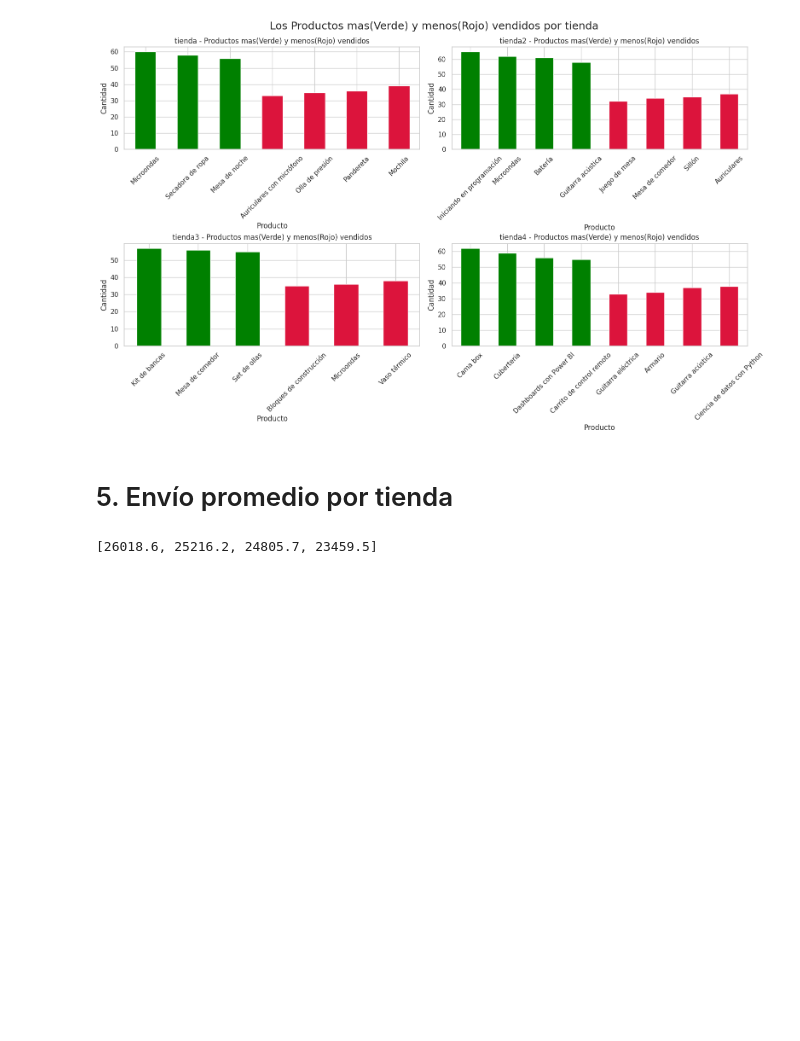
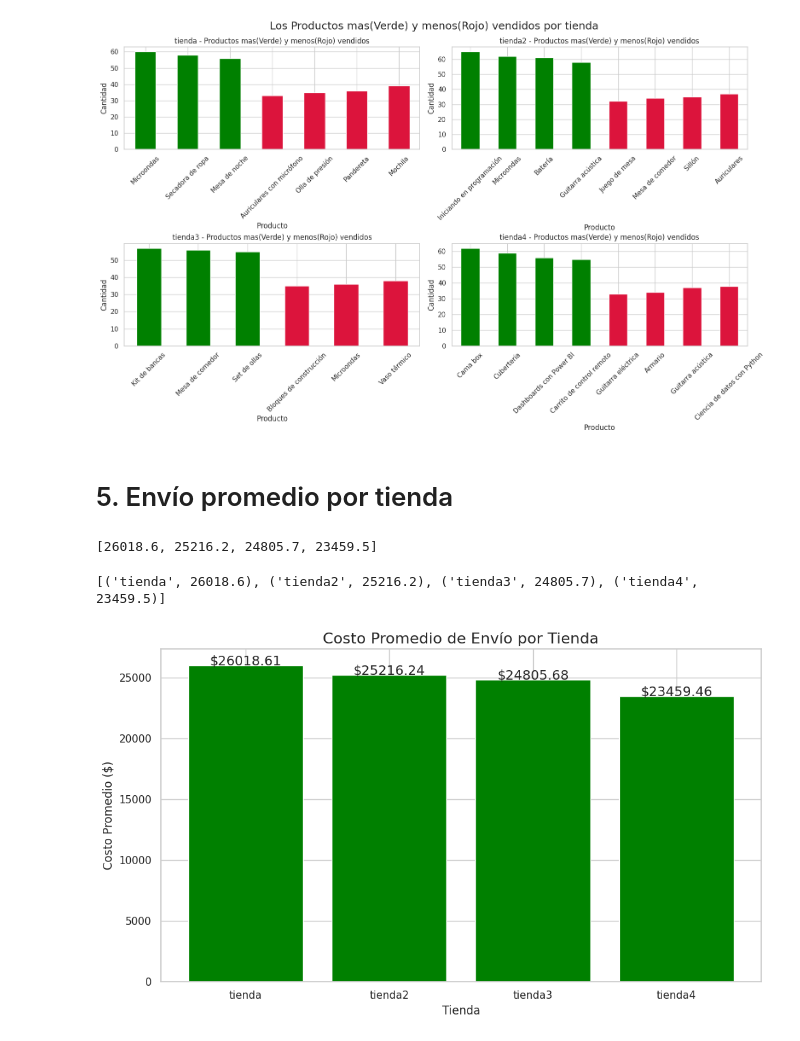
Before and after one commit to Alfonso-Jesus-Garcia-Moya/Challenge_1_Python_para_Data_Science_Challenge_Alura_Store, a Jupyter notebook: AluraStoreLatam.ipynb, the cells around one changed output. Saved outputs shown, nothing was run; the diff lists cells and outputs as text; code cells hidden in the pictures; blank space fills up the shorter version.

```diff
--- a/AluraStoreLatam.ipynb
+++ b/AluraStoreLatam.ipynb
@@ -434,22 +434,36 @@ print(costo_promedio_de_envio_por_tiendas)
 # %% [output]
 [26018.6, 25216.2, 24805.7, 23459.5]
 # %%
-# Generare una lista de tuplas con nombre del dataframe de las tiendas y el resutados de la Calificaciones_promedio_por_tienda.
+# Generare una lista de tuplas con nombre del dataframe de las tiendas y el resutados de la costo_promedio_de_envio_por_tiendas.
 
-resultado_de_calificacion_promedio_y_numero_de_tienda = list(zip(nombres_tiendas, Calificaciones_promedio_por_tienda))
+resultado_de_costo_de_envio_por_tienda_y_nombre_de_tienda = list(zip(nombres_tiendas, costo_promedio_de_envio_por_tiendas))
 
-print(resultado_de_calificacion_promedio_y_numero_de_tienda)
+print(resultado_de_costo_de_envio_por_tienda_y_nombre_de_tienda)
+# %% [output]
+[('tienda', 26018.6), ('tienda2', 25216.2), ('tienda3', 24805.7), ('tienda4', 23459.5)]
 # %%
-# Usar un grafico de tipo de lineas para ver la tendencia de cada calificacion de cada tienda.
-grafico_de_tendencia_de_calificacion_por_tienda = plt.figure(figsize=(10, 10))
-plt.plot(tiendas, calificacion, marker='o', linestyle='-', color='green')
-plt.title("Tendencia de calificación por tienda", fontsize=16)
-plt.xlabel("Tiendas", fontsize=12)
-plt.ylabel("Calificación", fontsize=12)
+# Lista para guardar el promedio de costo de envío por tienda
+costo_promedio_de_envio_por_tiendas = []
 
-for i, valor in enumerate(calificacion):
-    plt.text(i, valor + 0.002, f"{valor:.2f}", ha="center", fontsize=12)
+# Extraer promedio de cada tienda
+for df in tiendas_df:
+    promedio = df["Costo de envío"].dropna().mean()
+    costo_promedio_de_envio_por_tiendas.append(promedio)
 
-plt.grid(True)
+# Crear gráfica de barras
+grafico_de_costo_promedio_de_envio_por_tienda = plt.figure(figsize=(10, 6))
+plt.bar(nombres_tiendas, costo_promedio_de_envio_por_tiendas, color='green')
+
+# Añadir títulos y etiquetas
+plt.title("Costo Promedio de Envío por Tienda", fontsize=16)
+plt.xlabel("Tienda", fontsize=12)
+plt.ylabel("Costo Promedio ($)", fontsize=12)
+
+# Mostrar valores encima de cada barra
+for i, valor in enumerate(costo_promedio_de_envio_por_tiendas):
+    plt.text(i, valor + 0.5, f"${valor:.2f}", ha='center', fontsize=14)
+
 plt.tight_layout()
 plt.show()
+# %% [output]
+[figure, added]
```
